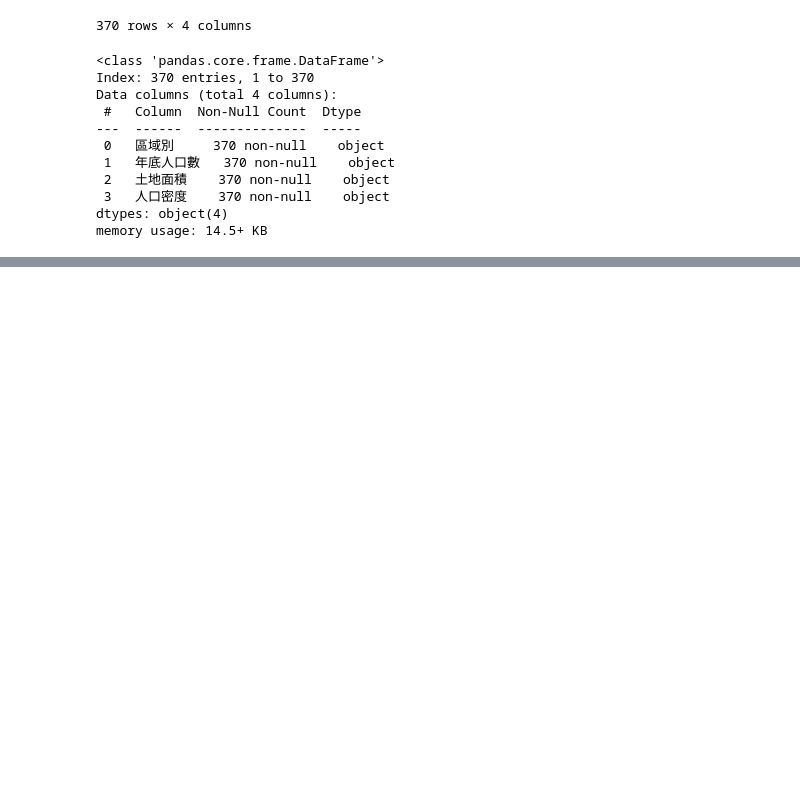
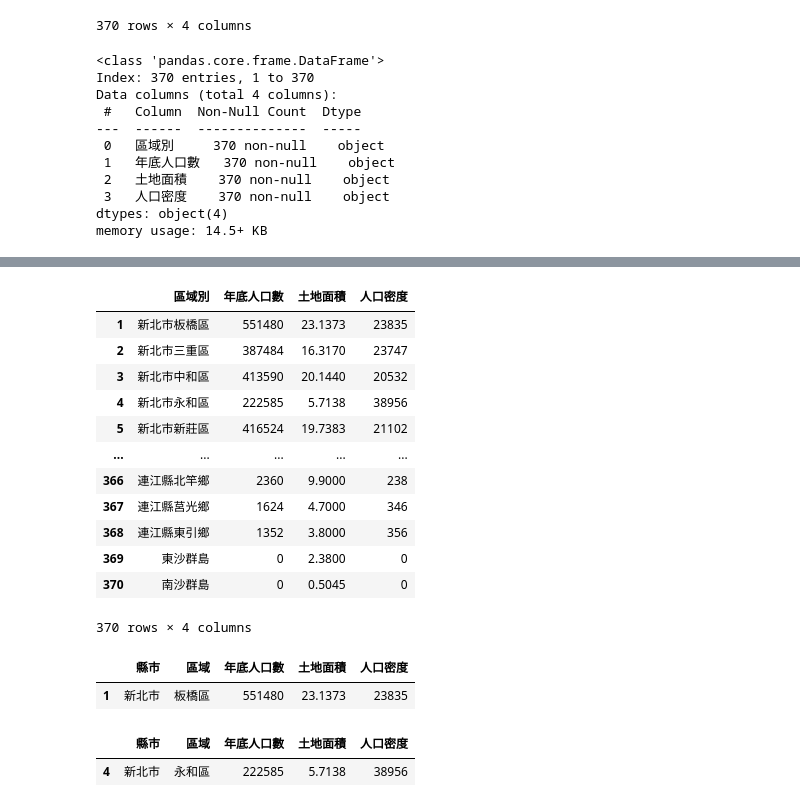
Before and after one commit to 1151184/__2025_05_03_chin_, a Jupyter notebook: Lesson17/Lesson17_1.ipynb, the cells around one changed output, grey strips where cells are left out. Cells and saved outputs as stored; diff of their text form; code cells hidden in the pictures; blank space fills up the shorter version.

```diff
--- a/Lesson17/Lesson17_1.ipynb
+++ b/Lesson17/Lesson17_1.ipynb
@@ -90,0 +112,10 @@ memory usage: 14.5+ KB
+# %%
+def strToInt(x:str)->int:
+    try:
+        return int(x)
+    except:
+        return 0
+
+df4['年底人口數'] = df4['年底人口數'].apply(strToInt)
+df4['人口密度'] = df4['人口密度'].apply(strToInt)
+df4['土地面積']= df4['土地面積'].astype('float')
@@ -90,0 +157,10 @@ memory usage: 14.5+ KB
+# %%
+def strToInt(x:str)->int:
+    try:
+        return int(x)
+    except:
+        return 0
+
+df4['年底人口數'] = df4['年底人口數'].apply(strToInt)
+df4['人口密度'] = df4['人口密度'].apply(strToInt)
+df4['土地面積']= df4['土地面積'].astype('float')
@@ -90,0 +181,16 @@ memory usage: 14.5+ KB
+# %%
+df4
+# %% [output]
+|  | 區域別 | 年底人口數 | 土地面積 | 人口密度 |
+| 1 | 新北市板橋區 | 551480 | 23.1373 | 23835 |
+| 2 | 新北市三重區 | 387484 | 16.3170 | 23747 |
+| 3 | 新北市中和區 | 413590 | 20.1440 | 20532 |
+| 4 | 新北市永和區 | 222585 | 5.7138 | 38956 |
+| 5 | 新北市新莊區 | 416524 | 19.7383 | 21102 |
+| ... | ... | ... | ... | ... |
+| 366 | 連江縣北竿鄉 | 2360 | 9.9000 | 238 |
+| 367 | 連江縣莒光鄉 | 1624 | 4.7000 | 346 |
+| 368 | 連江縣東引鄉 | 1352 | 3.8000 | 356 |
+| 369 | 東沙群島 | 0 | 2.3800 | 0 |
+| 370 | 南沙群島 | 0 | 0.5045 | 0 |
+370 rows × 4 columns
@@ -90,0 +215,13 @@ memory usage: 14.5+ KB
+# %%
+
+#搜尋
+df5.query('年底人口數>=500000')
+# %% [output]
+|  | 縣市 | 區域 | 年底人口數 | 土地面積 | 人口密度 |
+| 1 | 新北市 | 板橋區 | 551480 | 23.1373 | 23835 |
+# %%
+m = df5['人口密度'].max()
+df5.query('人口密度== @m')
+# %% [output]
+|  | 縣市 | 區域 | 年底人口數 | 土地面積 | 人口密度 |
+| 4 | 新北市 | 永和區 | 222585 | 5.7138 | 38956 |
```
Also changed, not shown: parts of 6 cells of this notebook.
